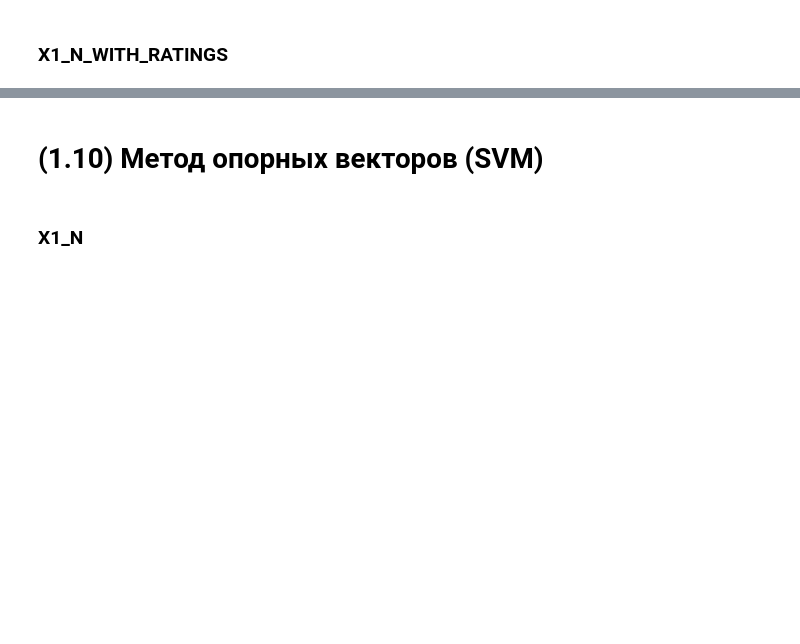
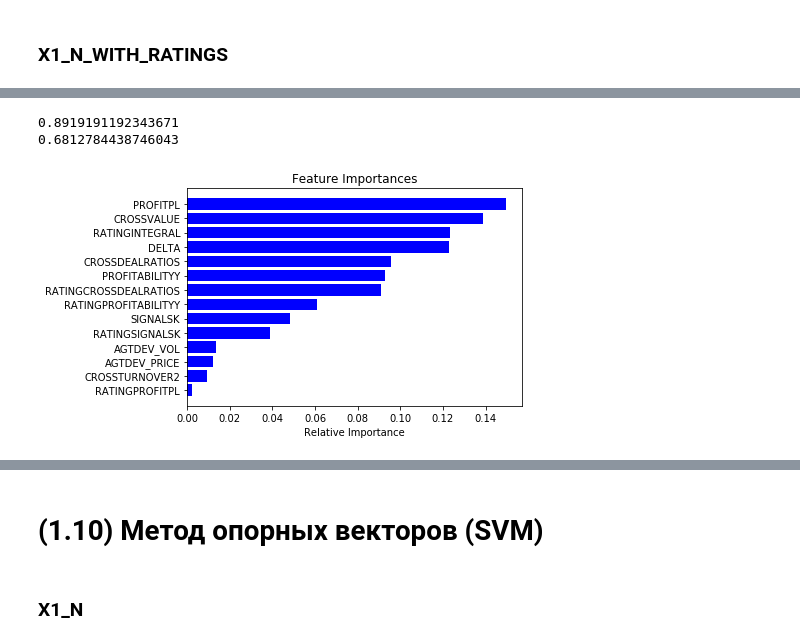
Before and after one commit to katya-luzina/noise_control, a Jupyter notebook: cross_deals.ipynb, the cells around one changed output, grey strips where cells are left out. Drawn from its saved outputs; the diff is of its cells as text; code cells hidden in the pictures; blank space fills up the shorter version.

```diff
--- a/cross_deals.ipynb
+++ b/cross_deals.ipynb
@@ -961,17 +951,17 @@ x1_bo
 # %% [markdown]
 ### X1_N_WITH_RATINGS
 # %%
-%%time
+'''%%time
 # перебор параметров для определения параметров лучшей модели, которая будет использоваться дальше
 parameters = {'n_estimators': [25,50,75,100,125,150],
               'learning_rate': [True],
               'max_depth': [5,7,10,15],
               'min_samples_split': [2],
               'min_samples_leaf': [5,7,10,12,15],
-              'max_features':['sqrt']}
+              'max_features':[8]}
 
 boosting_best = GridSearchCV(boosting, parameters, cv = 5, verbose = 1, n_jobs=-1)
-boosting_best.fit(x_n_pca_train, y_n_train)
-print(metrics.roc_auc_score(y_n_train, boosting_best.predict(x_n_pca_train)))
-print(metrics.roc_auc_score(y_n_test, boosting_best.predict(x_n_pca_test)))
-print(boosting_best.best_params_)
+boosting_best.fit(x_n_with_ratings_train, y_n_train)
+print(metrics.roc_auc_score(y_n_train, boosting_best.predict(x_n_with_ratings_train)))
+print(metrics.roc_auc_score(y_n_test, boosting_best.predict(x_n_with_ratings_test)))
+print(boosting_best.best_params_)'''
@@ -977,0 +980,31 @@ print(boosting_best.best_params_)
+# %%
+# создаем модель на основании найденных параметров лучшей модели
+boosting1 = GradientBoostingClassifier(n_estimators = 125,
+                                 learning_rate = 0.5,
+                                 max_depth = 20,
+                                 max_features = 'sqrt',
+                                 min_samples_leaf = 5,
+                                 min_samples_split = 2)
+
+boosting1.fit(x_n_with_ratings_train, y_n_train)
+print(metrics.roc_auc_score(y_n_train, boosting1.predict(x_n_with_ratings_train)))
+print(metrics.roc_auc_score(y_n_test, boosting1.predict(x_n_with_ratings_test)))
+roc_auc_train = metrics.roc_auc_score(y_n_train, boosting1.predict(x_n_with_ratings_train))
+roc_auc_test = metrics.roc_auc_score(y_n_test, boosting1.predict(x_n_with_ratings_test))
+predicted_prob = boosting1.predict_proba(x_n_with_ratings_test)
+# %% [output]
+0.8919191192343671
+0.6812784438746043
+# %%
+# строим диаграмму с коэффициентами степени важности каждого параметра
+features = X1_N_WITH_RATINGS.columns.to_list()
+importances = boosting1.feature_importances_
+indices = np.argsort(importances)
+
+plt.title('Feature Importances')
+plt.barh(range(len(indices)), importances[indices], color='b', align='center')
+plt.yticks(range(len(indices)), [features[i] for i in indices])
+plt.xlabel('Relative Importance')
+plt.show()
+# %% [output]
+[figure, added]
```
Also changed, not shown: parts of 24 cells of this notebook.
